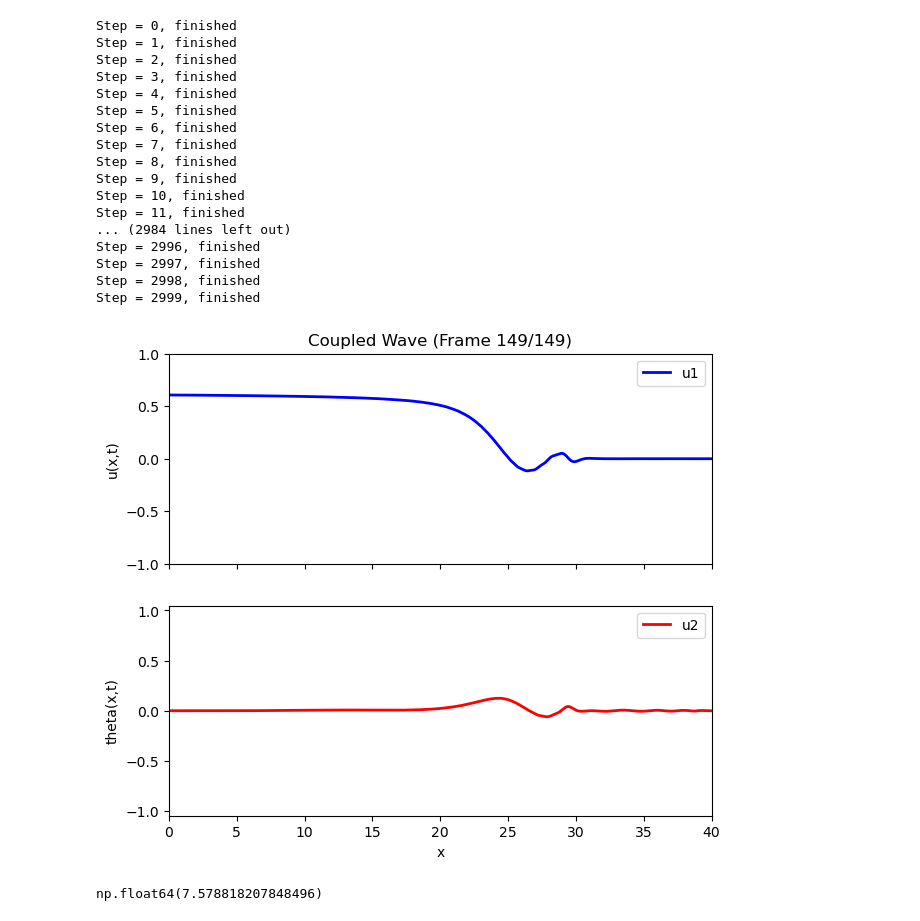
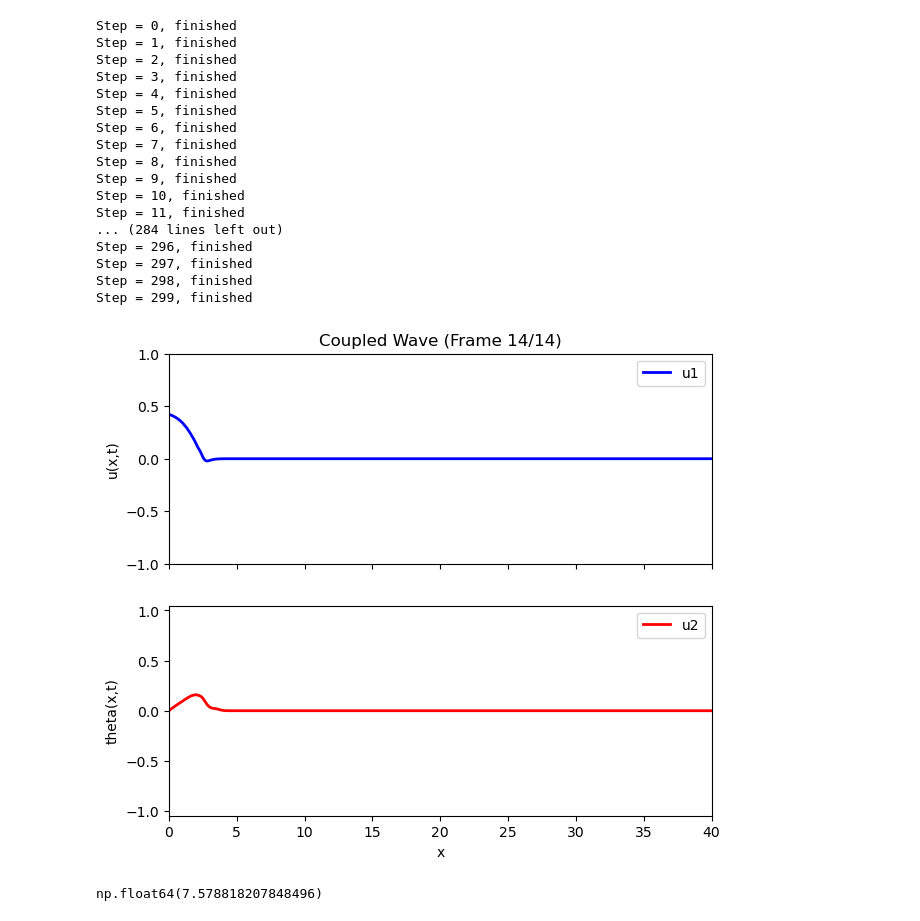
Before and after one commit to yqChu/PDESolver, a Jupyter notebook: rk4_bolei.ipynb, the cells around one changed output. Saved outputs shown, nothing was run; the diff lists cells and outputs as text; code cells hidden in the pictures.

```diff
--- a/rk4_bolei.ipynb
+++ b/rk4_bolei.ipynb
@@ -134,7 +134,7 @@ dx = L/N
 x = np.linspace(0, L, N+1)
 
 dt = 0.01
-num_steps = 3000
+num_steps = 300
 
 m = 2.093e-3
 J = 18.11e-9
@@ -222,39 +222,39 @@ def init():
 
 # animation update
 def animate(frame_idx):
     line1.set_data(x, snapshots_u[frame_idx])
     line2.set_data(x, snapshots_theta[frame_idx])
     ax1.set_title(f"Coupled Wave (Frame {frame_idx}/{len(snapshots_u)-1})")
     return (line1, line2)
 
 ani = animation.FuncAnimation(
     fig, animate, init_func=init,
     frames=len(snapshots_u), interval=50, blit=True
 )
 
 # 3.7. Save to GIF
 ani.save("coupled_wave_bolei_soliton.gif", writer='pillow', fps=20)
 
 plt.show()
 # %% [output]
 Step = 0, finished
 Step = 1, finished
 Step = 2, finished
 Step = 3, finished
 Step = 4, finished
 Step = 5, finished
 Step = 6, finished
 Step = 7, finished
 Step = 8, finished
 Step = 9, finished
 Step = 10, finished
 Step = 11, finished
-... (2984 lines left out)
-Step = 2996, finished
-Step = 2997, finished
-Step = 2998, finished
-Step = 2999, finished
+... (284 lines left out)
+Step = 296, finished
+Step = 297, finished
+Step = 298, finished
+Step = 299, finished
-[figure, old version]
+[figure, new version]
 # %%
 t = 2.5e-3
 T = t*np.sqrt(k/m)
```
Also changed, not shown: parts of 1 cell of this notebook.
